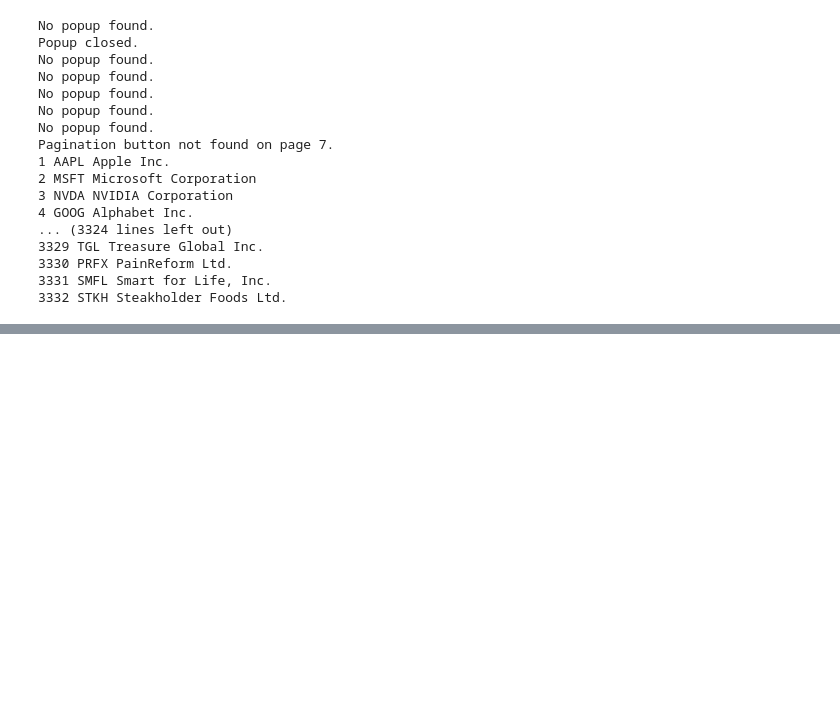
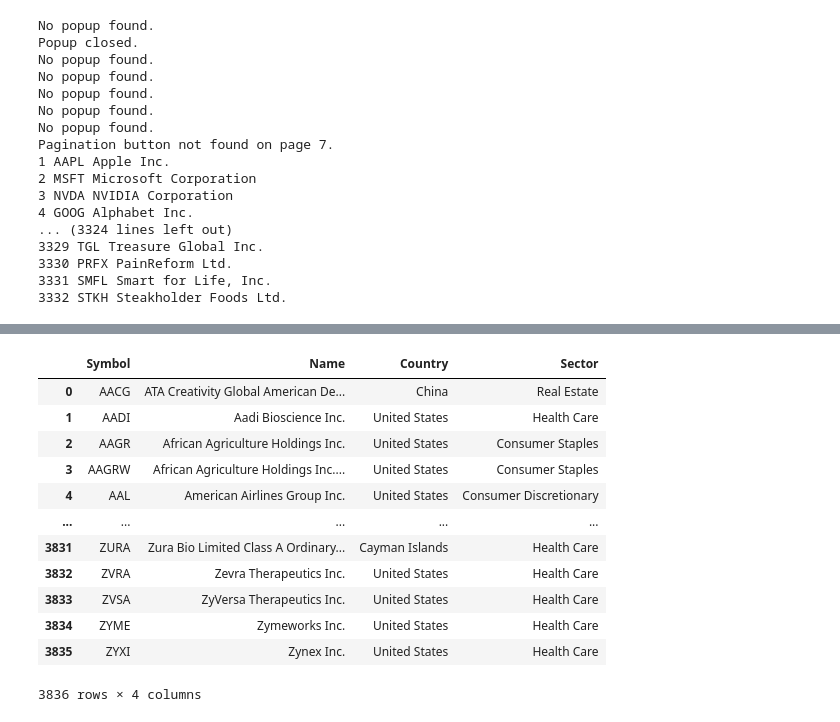
Before and after one commit to addiskers/companies-dataset, a Jupyter notebook: scarperfornasdaq.ipynb, the cells around one changed output, grey strips where cells are left out. Saved outputs shown, nothing was run; the diff lists cells and outputs as text; code cells hidden in the pictures; blank space fills up the shorter version.

```diff
--- a/scarperfornasdaq.ipynb
+++ b/scarperfornasdaq.ipynb
@@ -78,0 +98,20 @@ df.to_excel("nasdaq.xlsx")
+# %%
+from pandas import read_excel
+
+
+db=read_excel(r"C:\Users\admin\Desktop\nas.xlsx")
+db
+# %% [output]
+|  | Symbol | Name | Country | Sector |
+| 0 | AACG | ATA Creativity Global American De... | China | Real Estate |
+| 1 | AADI | Aadi Bioscience Inc. | United States | Health Care |
+| 2 | AAGR | African Agriculture Holdings Inc. | United States | Consumer Staples |
+| 3 | AAGRW | African Agriculture Holdings Inc.... | United States | Consumer Staples |
+| 4 | AAL | American Airlines Group Inc. | United States | Consumer Discretionary |
+| ... | ... | ... | ... | ... |
+| 3831 | ZURA | Zura Bio Limited Class A Ordinary... | Cayman Islands | Health Care |
+| 3832 | ZVRA | Zevra Therapeutics Inc. | United States | Health Care |
+| 3833 | ZVSA | ZyVersa Therapeutics Inc. | United States | Health Care |
+| 3834 | ZYME | Zymeworks Inc. | United States | Health Care |
+| 3835 | ZYXI | Zynex Inc. | United States | Health Care |
+3836 rows × 4 columns
```
Also changed, not shown: parts of 6 cells of this notebook, 3 other files.
